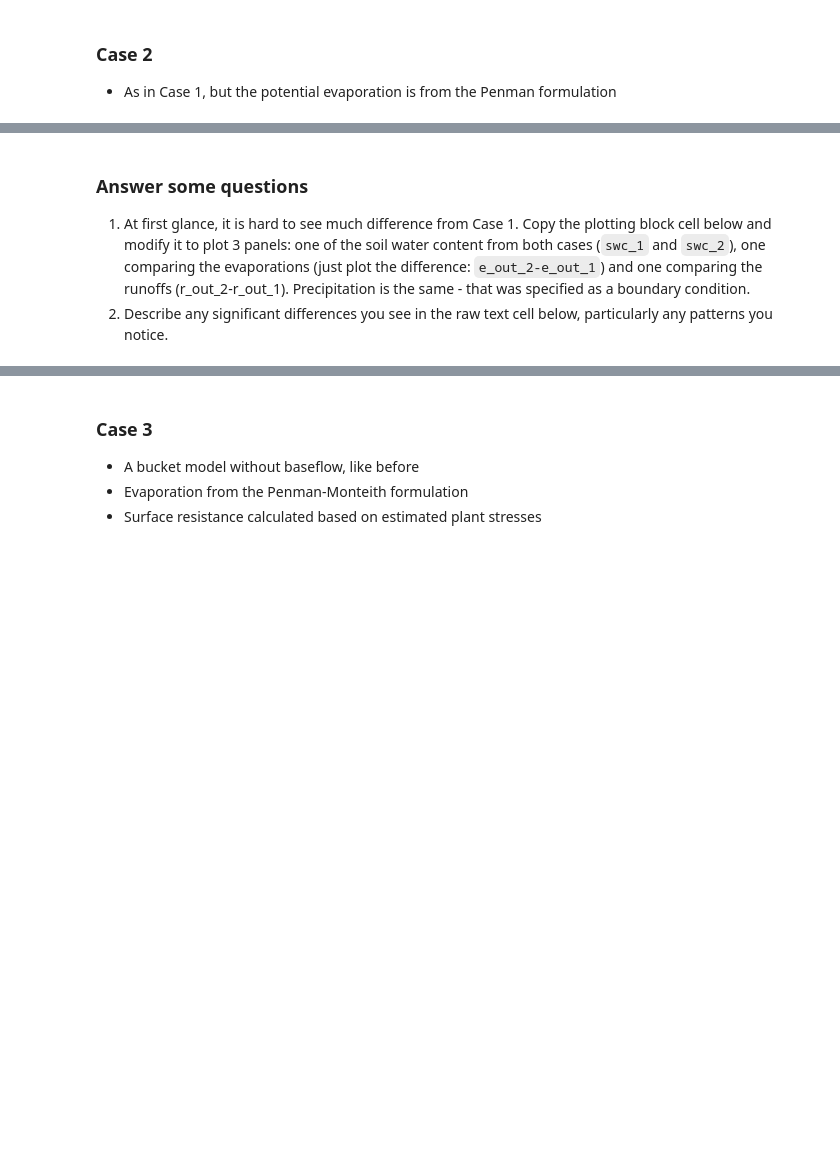
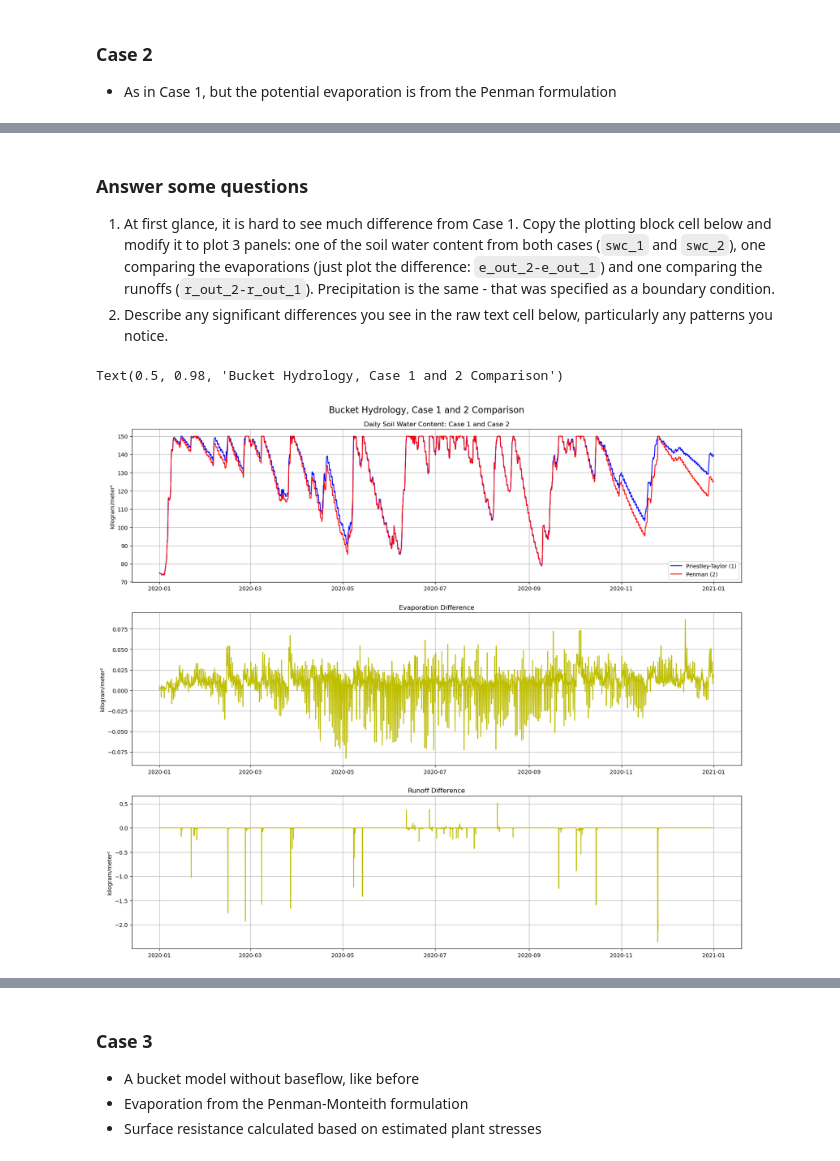
Before and after one commit to anlawyer/land-climate-interactions, a Jupyter notebook: HW2/CLIM614_HW_2.ipynb, the cells around one changed output, grey strips where cells are left out. Cells and saved outputs as stored; diff of their text form; code cells hidden in the pictures; blank space fills up the shorter version.

```diff
--- a/HW2/CLIM614_HW_2.ipynb
+++ b/HW2/CLIM614_HW_2.ipynb
@@ -25,7 +25,7 @@ from metpy.units import units
 
 The cell below contains functions for the various parameterizations, as well as for aerodynamic resistance and the Clausius-Clapeyron relationship.
 # %%
-def bucket(dt,soil_water,precip,evap,max_capacity=150.0*units('kg/m**2'),leaky_bucket=False):
+def bucket(timestep,soil_water,precip,evap,max_capacity=150.0*units('kg/m**2'),leaky_bucket=False):
     """
     A simple bucket hydrology model at the land surface
 
@@ -439,4 +461,31 @@ plt.suptitle("Case 2: Bucket Hydrology, Penman & Beta Evaporation",fontsize=16)
 # %% [markdown]
 ### Answer some questions
-1. At first glance, it is hard to see much difference from Case 1. Copy the plotting block cell below and modify it to plot 3 panels: one of the soil water content from both cases (`swc_1` and `swc_2`), one comparing the evaporations (just plot the difference: `e_out_2-e_out_1`) and one comparing the runoffs (r_out_2-r_out_1). Precipitation is the same - that was specified as a boundary condition.
+1. At first glance, it is hard to see much difference from Case 1. Copy the plotting block cell below and modify it to plot 3 panels: one of the soil water content from both cases (`swc_1` and `swc_2`), one comparing the evaporations (just plot the difference: `e_out_2-e_out_1`) and one comparing the runoffs (`r_out_2-r_out_1`). Precipitation is the same - that was specified as a boundary condition.
 2. Describe any significant differences you see in the raw text cell below, particularly any patterns you notice.
+# %%
+# 1.
+plot_scale = 10
+fig1 = plt.figure(figsize = (2*plot_scale, 1.5*plot_scale))
+plt.subplots_adjust(top=0.94, bottom=0.06)
+
+plt.subplot(3,1,1)  # The first of three panels
+plt.plot(time_merra2, swc_1, c='b')
+plt.plot(time_merra2, swc_2, c='r')
+plt.grid()
+plt.title("Daily Soil Water Content: Case 1 and Case 2")
+plt.legend(["Priestley-Taylor (1)", "Penman (2)"])
+
+plt.subplot(3,1,2)  # The second of three panels
+plt.plot(time_merra2, e_out_2-e_out_1, c='y')
+plt.grid()
+plt.title("Evaporation Difference")
+
+plt.subplot(3,1,3)  # The third of three panels
+plt.plot(time_merra2, r_out_2-r_out_1, c='y')
+plt.grid()
+plt.title("Runoff Difference")
+
+plt.suptitle("Bucket Hydrology, Case 1 and 2 Comparison", fontsize=16)
+# %% [output]
+Text(0.5, 0.98, 'Bucket Hydrology, Case 1 and 2 Comparison')
+[figure, added]
```
Also changed, not shown: parts of 14 cells of this notebook.
